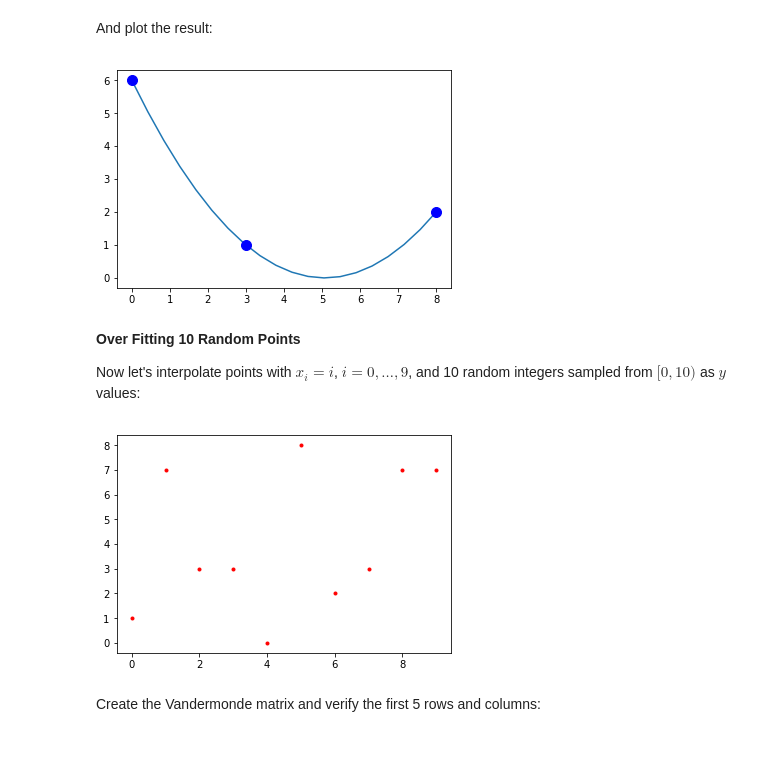
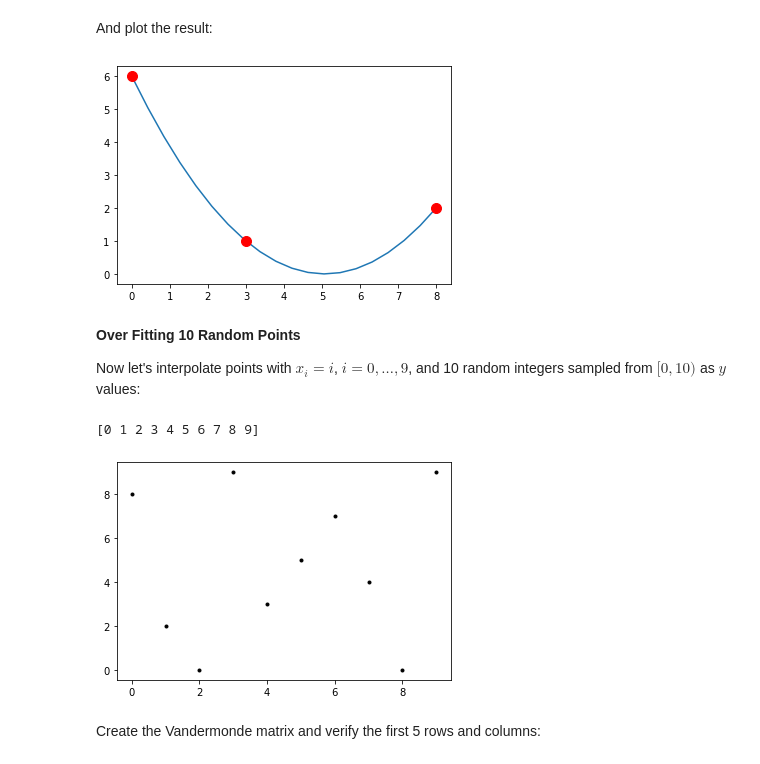
Before and after one commit to Xiuhcoatl-013/Numerical-Methods, a Jupyter notebook: linear_algebra/applications.ipynb, the cells around one changed output. Saved outputs shown, nothing was run; the diff lists cells and outputs as text; code cells hidden in the pictures.

```diff
--- a/linear_algebra/applications.ipynb
+++ b/linear_algebra/applications.ipynb
@@ -151,10 +151,10 @@ And plot the result:
 # %%
 xs = np.linspace(0,8,20)
 ys = a[0] + a[1]*xs + a[2]*xs**2
-plt.plot(xs,ys,x,y,'b.',ms=20)
+plt.plot(xs,ys,x,y,'r.',ms=20)
 plt.show()
 # %% [output]
-[figure, old version]
+[figure, new version]
 # %% [markdown]
 **Over Fitting 10 Random Points**
 
@@ -162,11 +162,13 @@ Now let's interpolate points with $x_i=i$, $i=0,\dots,9$, and 10 random integers
 # %%
 N = 10
 x = np.arange(0,N)
+print(x)
 y = np.random.randint(0,10,N)
-plt.plot(x,y,'r.')
+plt.plot(x,y,'k.')
 plt.show()
 # %% [output]
+[0 1 2 3 4 5 6 7 8 9]
-[figure, old version]
+[figure, new version]
 # %% [markdown]
 Create the Vandermonde matrix and verify the first 5 rows and columns:
 # %%
```
Also changed, not shown: parts of 7 cells of this notebook, 9 other files.
